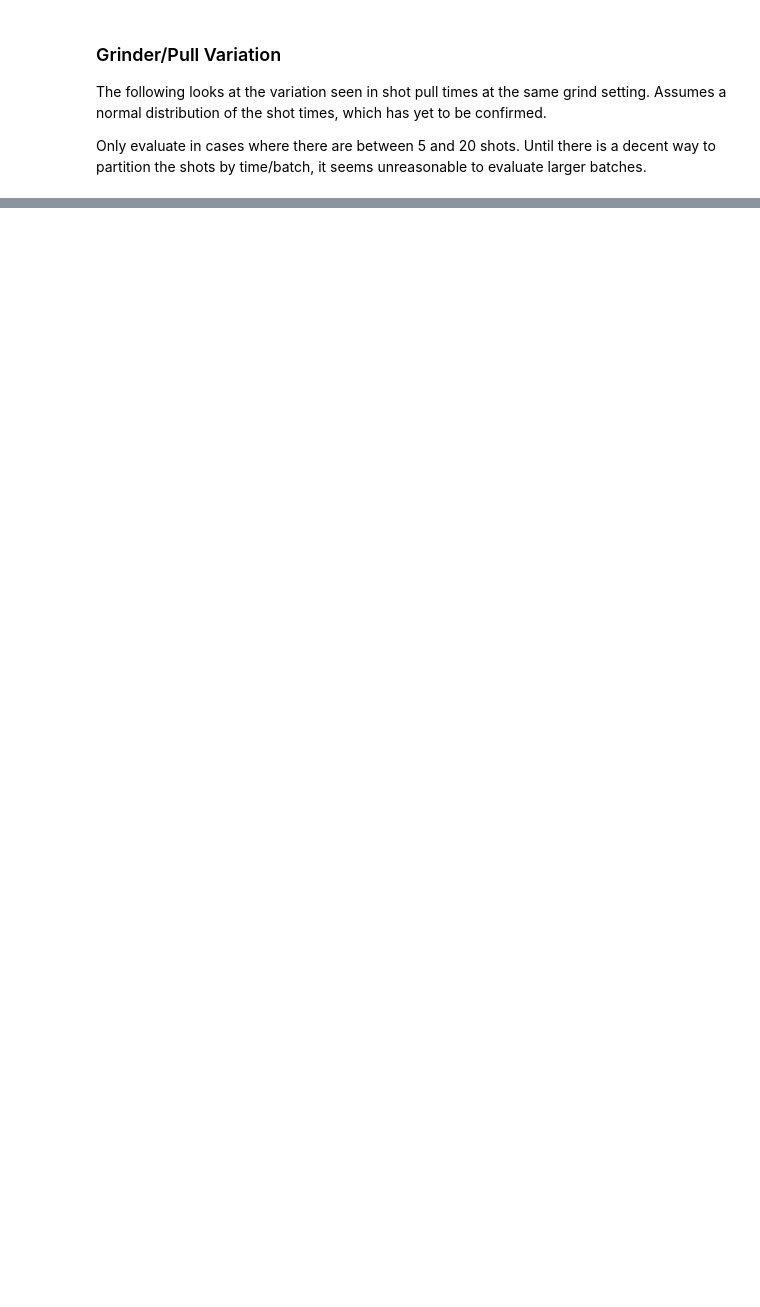
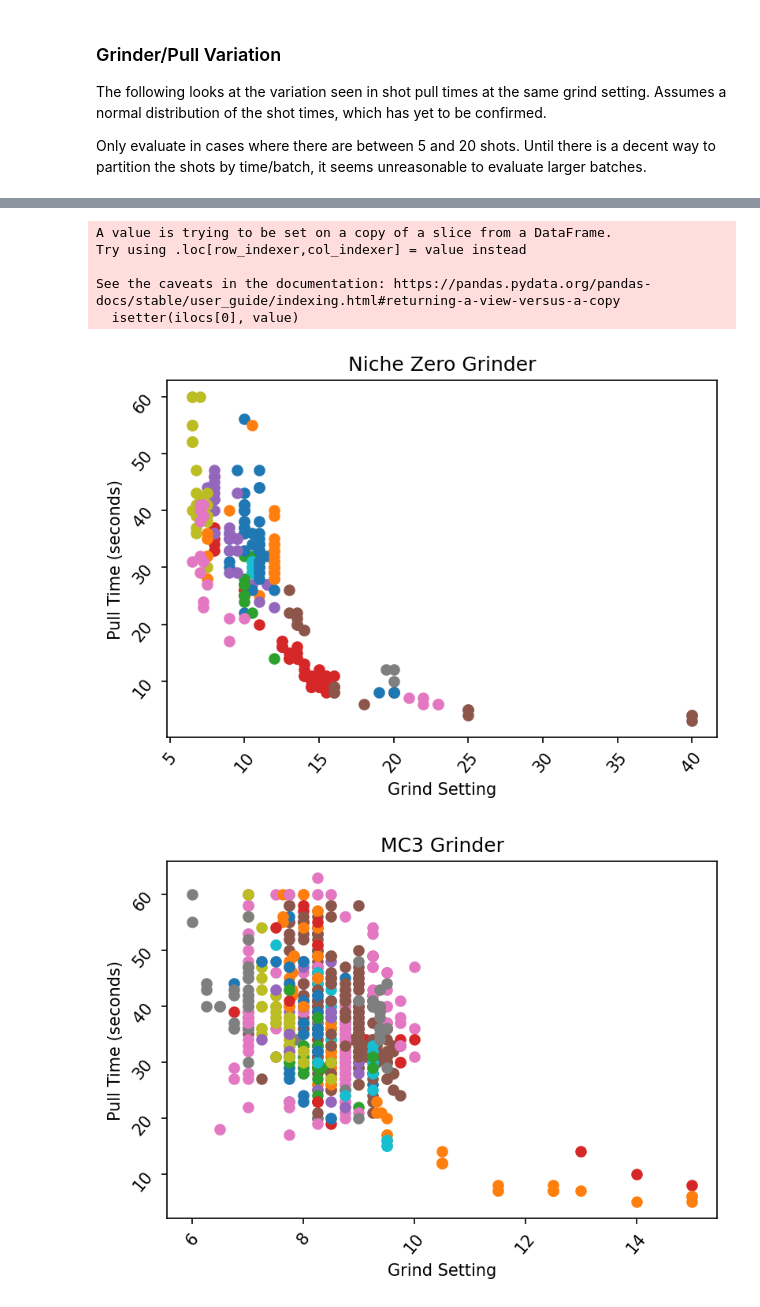
Before and after one commit to badisa/optpresso, a Jupyter notebook: notebooks/coffee-data-notebook.ipynb, the cells around one changed output, grey strips where cells are left out. Saved outputs shown, nothing was run; the diff lists cells and outputs as text; code cells hidden in the pictures; blank space fills up the shorter version.

```diff
--- a/notebooks/coffee-data-notebook.ipynb
+++ b/notebooks/coffee-data-notebook.ipynb
@@ -193,0 +195,28 @@ Fit func
+# %%
+for grinder in df.grinder.unique():
+    if grinder == "None":
+        continue
+    fig = plt.Figure()
+    axe = fig.gca()
+    subdf = df[df["grinder"] == grinder]
+    for coffee in subdf.coffee.unique():
+        coffeedf = subdf[subdf.coffee == coffee]
+        try:
+            coffeedf.loc[:, ("grindersetting",)] = pd.to_numeric(coffeedf.grindersetting)
+            coffeedf = coffeedf.sort_values("grindersetting", ascending=False)
+        except Exception:
+            coffeedf = coffeedf.sort_values("grindersetting", ascending=False, key=lambda col: col.str.lower())
+        axe.scatter(coffeedf.grindersetting, coffeedf.time)
+        axe.set_title(f"{grinder} Grinder")
+        axe.set_xlabel("Grind Setting")
+        axe.set_ylabel("Pull Time (seconds)")
+    axe.tick_params(labelrotation=50)
+    display(fig)
+# %% [output]
+A value is trying to be set on a copy of a slice from a DataFrame.
+Try using .loc[row_indexer,col_indexer] = value instead
+
+See the caveats in the documentation: https://pandas.pydata.org/pandas-docs/stable/user_guide/indexing.html#returning-a-view-versus-a-copy
+  isetter(ilocs[0], value)
+[figure, added]
+[figure, added]
```
Also changed, not shown: parts of 3 cells of this notebook, 1 other file.
